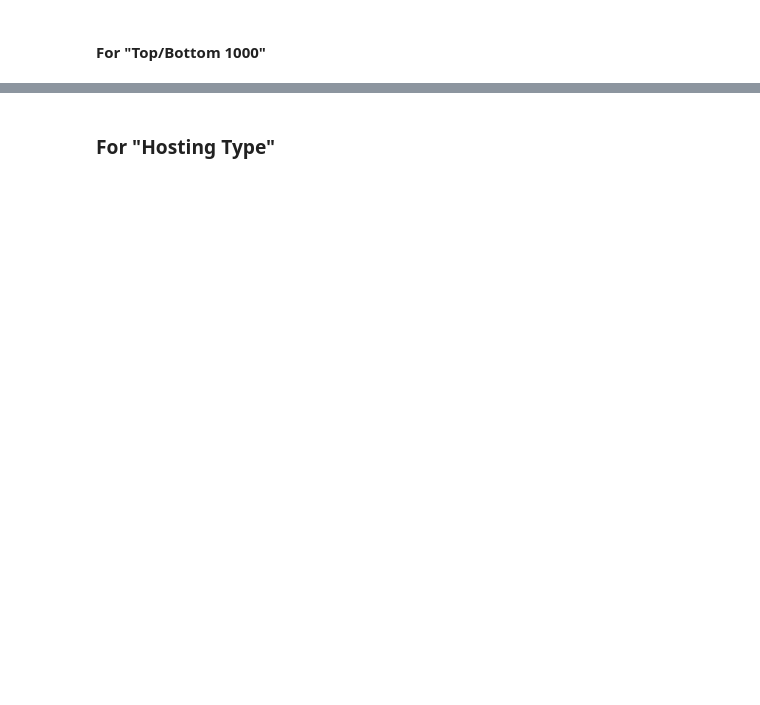
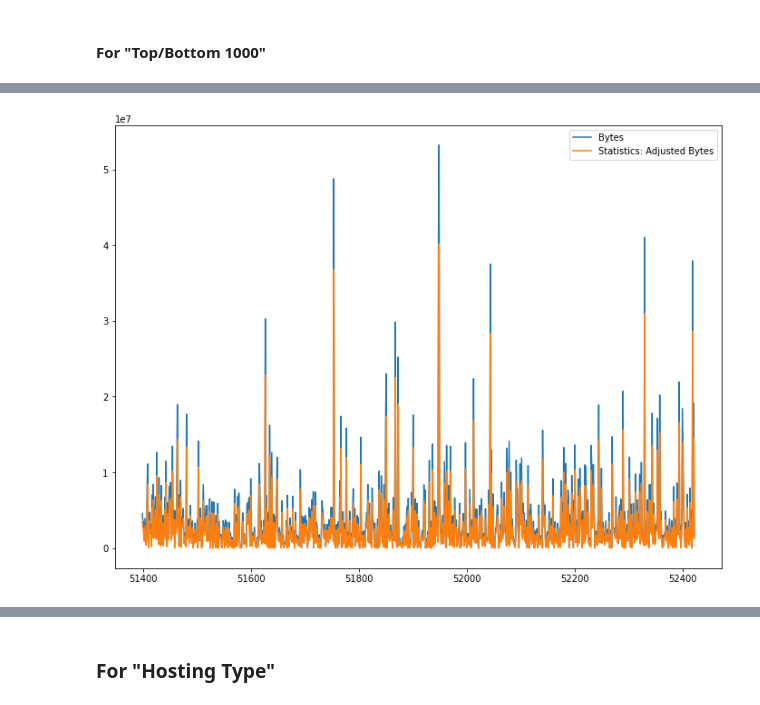
Before and after one commit to ivanivanov10101/bachelor-project, a Jupyter notebook: CSV.ipynb, the cells around one changed output, grey strips where cells are left out. Saved outputs shown, nothing was run; the diff lists cells and outputs as text; code cells hidden in the pictures; blank space fills up the shorter version.

```diff
--- a/CSV.ipynb
+++ b/CSV.ipynb
@@ -307,0 +297,5 @@ last1000 = df.tail(1000)
+# %%
+last1000[['Bytes', 'Statistics: Adjusted Bytes']].plot(figsize =(12, 9))
+plt.savefig('images/graphs/bytes_and_adjusted_bytes.png')
+# %% [output]
+[figure, added]
```
Also changed, not shown: parts of 7 cells of this notebook, 7 other files.
